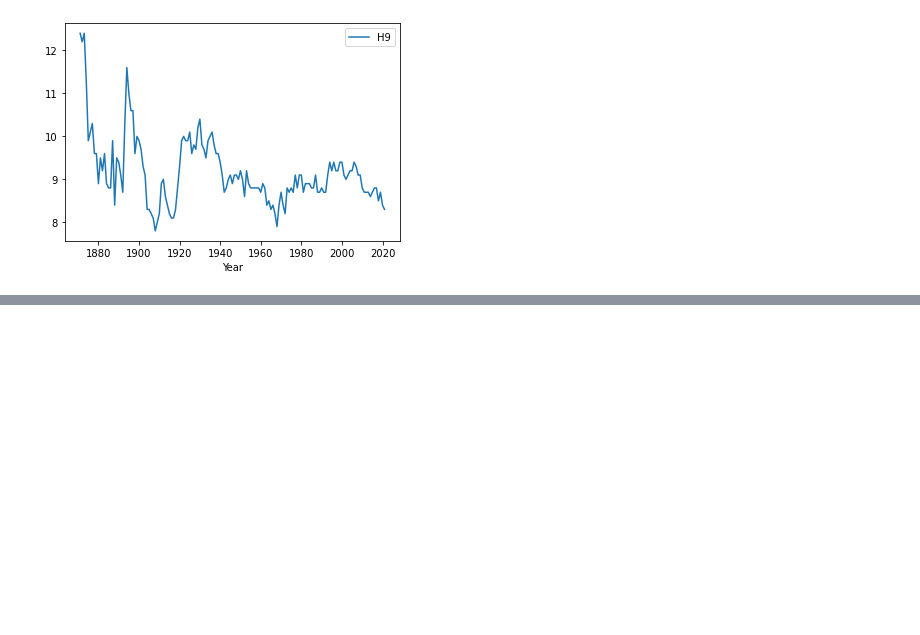
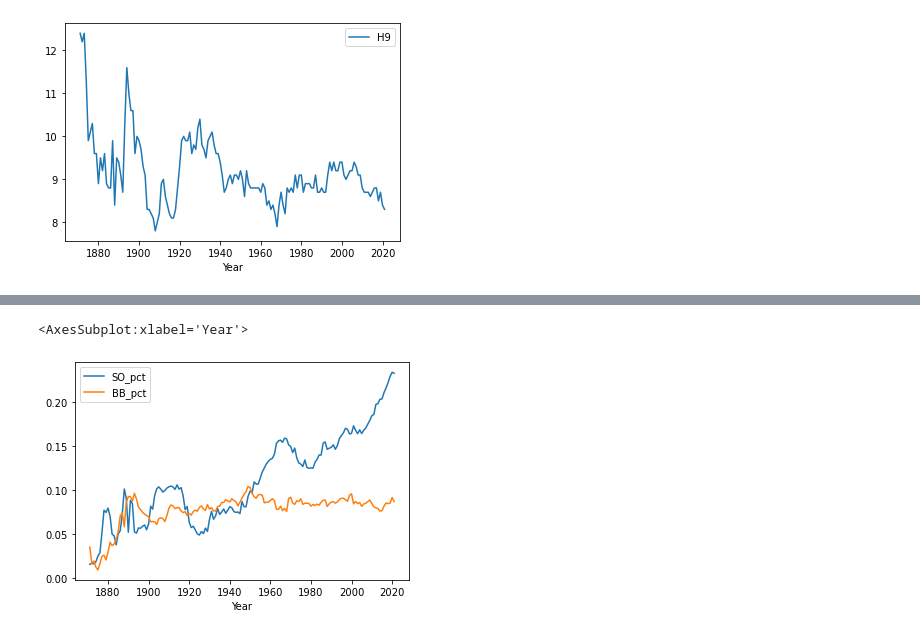
Before and after one commit to gcdean38/MSM_python, a Jupyter notebook: mutv/DDD0909.ipynb, the cells around one changed output, grey strips where cells are left out. Cells and saved outputs as stored; diff of their text form; code cells hidden in the pictures; blank space fills up the shorter version.

```diff
--- a/mutv/DDD0909.ipynb
+++ b/mutv/DDD0909.ipynb
@@ -99,0 +171,5 @@ yxy_pitching.plot.line(x="Year",y="H9")
+# %%
+yxy_batting.plot.line(x="Year",y=['SO_pct','BB_pct'])
+# %% [output]
+<AxesSubplot:xlabel='Year'>
+[figure, added]
```
Also changed, not shown: parts of 23 cells of this notebook.
